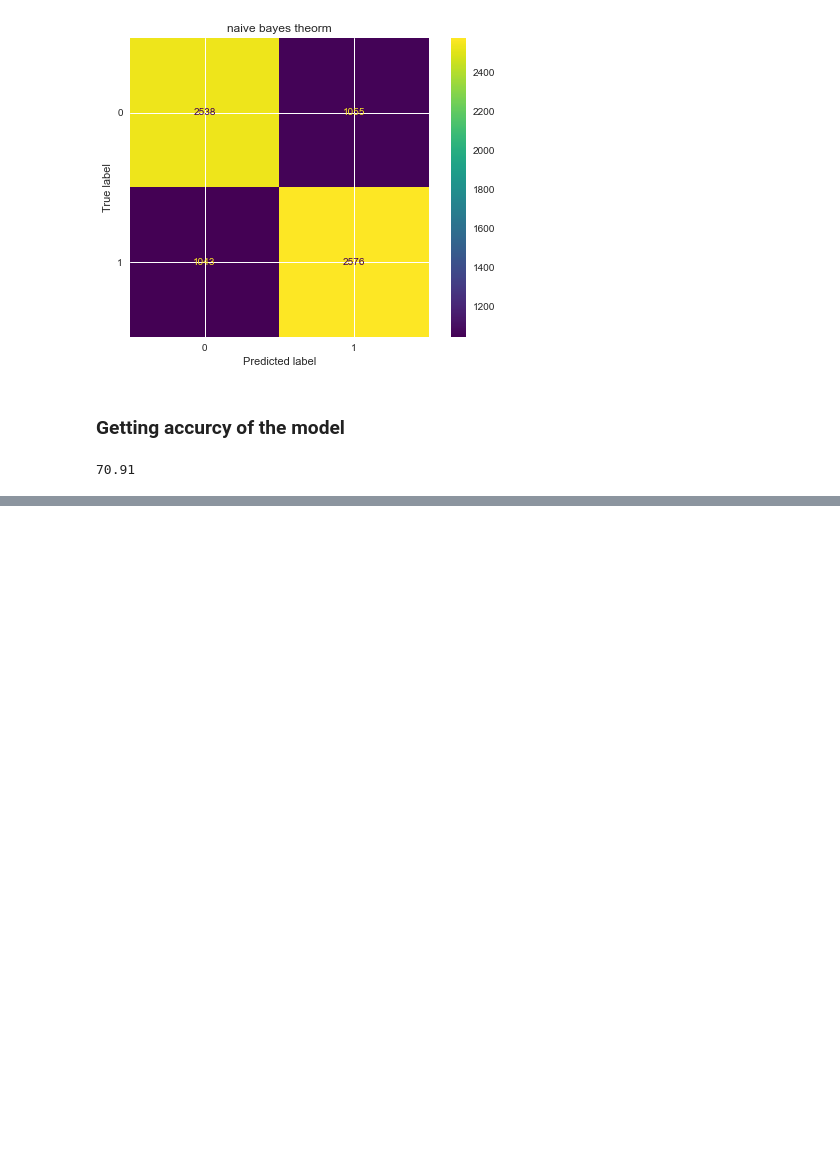
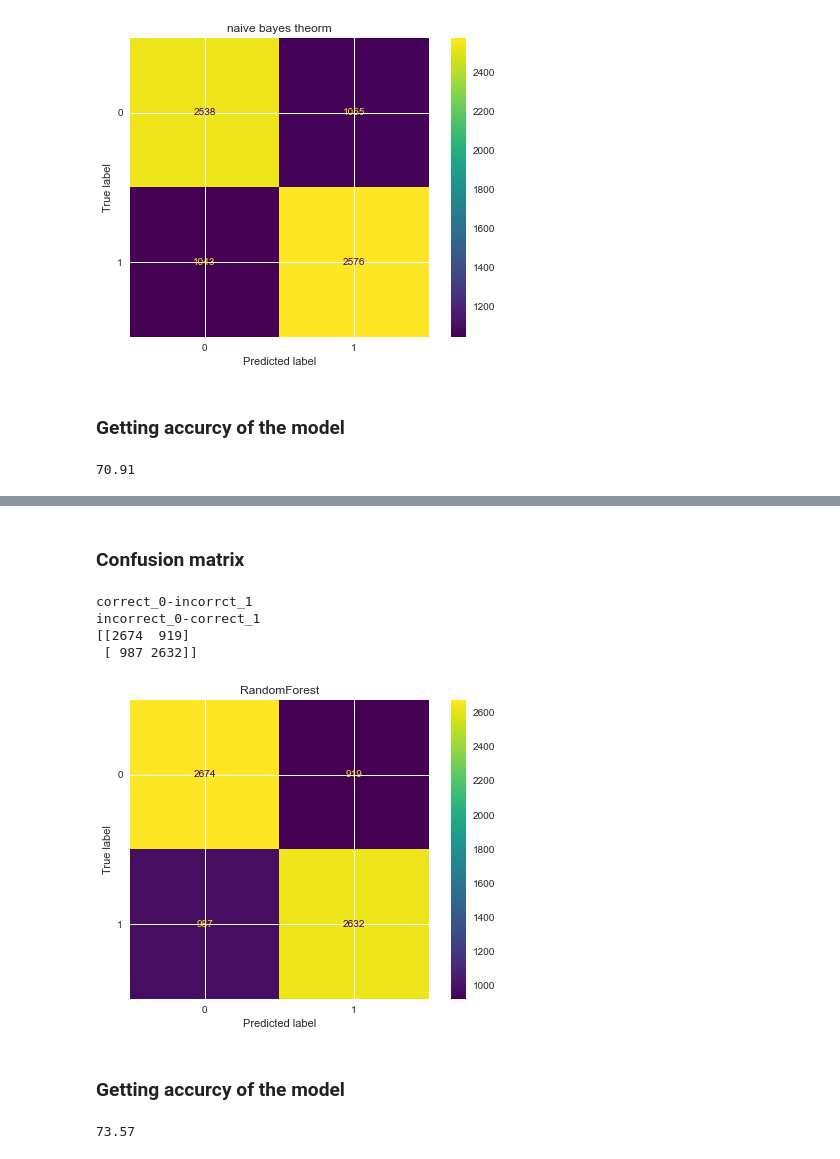
Before and after one commit to daasdemha/Sucide_prediction, a Jupyter notebook: SucideByAge.ipynb, the cells around one changed output, grey strips where cells are left out. Drawn from its saved outputs; the diff is of its cells as text; code cells hidden in the pictures; blank space fills up the shorter version.

```diff
--- a/SucideByAge.ipynb
+++ b/SucideByAge.ipynb
@@ -949,0 +1008,4 @@ round(accuracy_score(Y2_test, DecisionTree_Y2_pred)*100, 2)  # showing the model
+# %%
+RandomForest_Y2_pred = RandomForest_classifier.predict(X2_test)  # Predicted results.
+print("pred-real")  # printing predicted and real values.
+print(np.concatenate((RandomForest_Y2_pred.reshape(len(RandomForest_Y2_pred),1), Y2_test.reshape(len(Y2_test),1)),1))  # Predicted results and real results in a np array.
@@ -950,3 +1021,27 @@ round(accuracy_score(Y2_test, DecisionTree_Y2_pred)*100, 2)  # showing the model
+# %% [markdown]
+### Confusion matrix
+# %%
+RandomForest_cm2 = confusion_matrix(Y2_test, RandomForest_Y2_pred)  # creating the confusion matrix
+print("correct_0-incorrct_1\nincorrect_0-correct_1")  # printing correct and inccrocet results.
+print(RandomForest_cm2)  # prininting the confusion matrix.
+# %% [output]
+correct_0-incorrct_1
+incorrect_0-correct_1
+[[2674  919]
+ [ 987 2632]]
+# %%
+disp = ConfusionMatrixDisplay(confusion_matrix=RandomForest_cm2)  # creaing the confusion matrix plot.
+disp.plot()  # displaying data in plot
+plt.title("RandomForest")  # adding a title to plot
+plt.show()  # showing the plot
+# %% [output]
+[figure, added]
+# %% [markdown]
+### Getting accurcy of the model
+# %%
+round(accuracy_score(Y2_test, RandomForest_Y2_pred)*100, 2)  # showing the model accurecy rounded to 2 decimal places.
+# %% [output]
+73.57
 # %%
 model_name = ["Logistic_regression_model", "k_nearest_neighbors", "Support_vector_machines_linear"\
 ,"Support_vector_machines_rbf", "naive_bayes_theorm", ]
```
Also changed, not shown: parts of 18 cells of this notebook.
